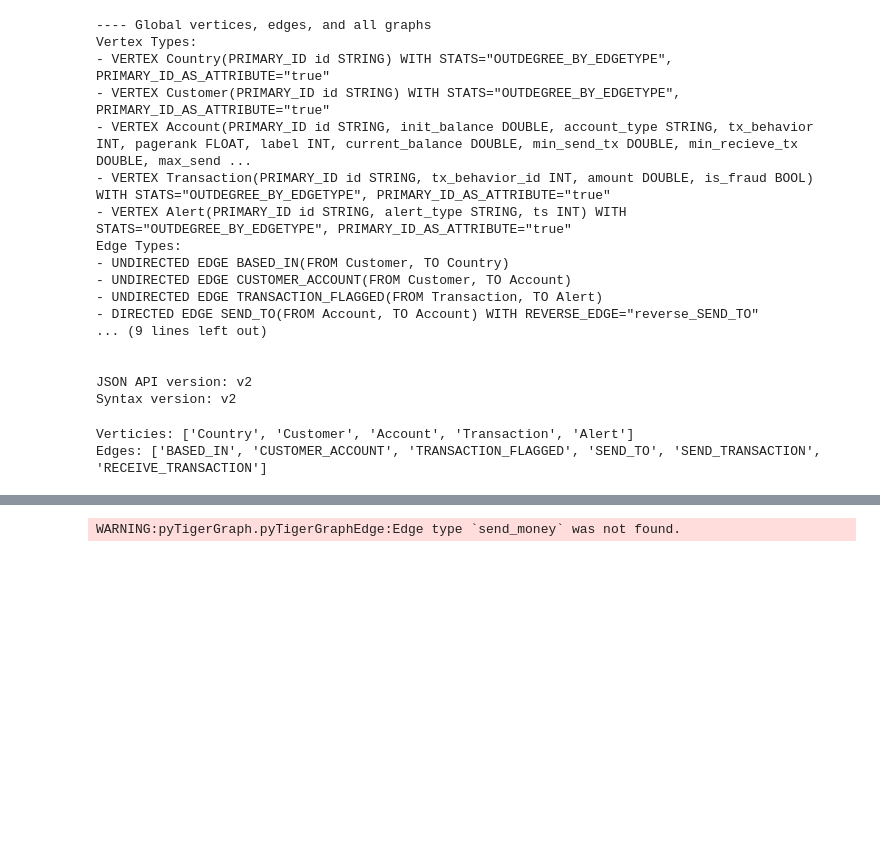
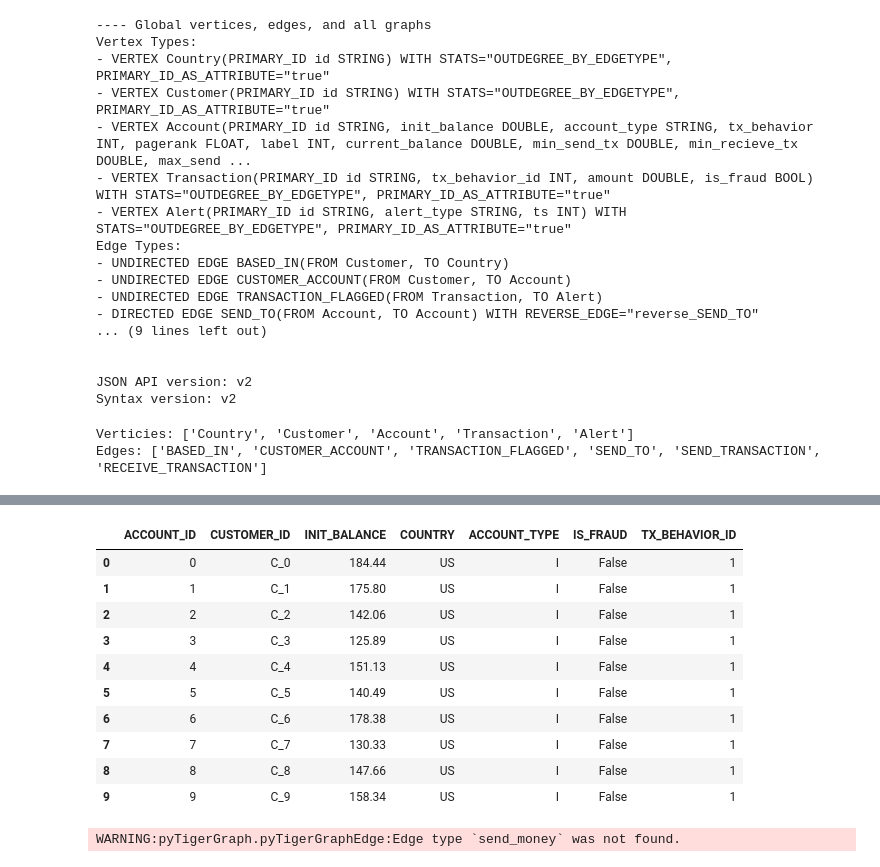
Before and after one commit to lovepreetmultani/Anti-Money-Laundering, a Jupyter notebook: Tiger_graph_laundering.ipynb, the cells around one changed output, grey strips where cells are left out. Drawn from its saved outputs; the diff is of its cells as text; code cells hidden in the pictures; blank space fills up the shorter version.

```diff
--- a/Tiger_graph_laundering.ipynb
+++ b/Tiger_graph_laundering.ipynb
@@ -138,0 +147,14 @@ transactions = pd.read_csv("AMLSim_Python_Lab/data/transactions.csv", sep=",")
+# %%
+accounts.head(10)
+# %% [output]
+|  | ACCOUNT_ID | CUSTOMER_ID | INIT_BALANCE | COUNTRY | ACCOUNT_TYPE | IS_FRAUD | TX_BEHAVIOR_ID |
+| 0 | 0 | C_0 | 184.44 | US | I | False | 1 |
+| 1 | 1 | C_1 | 175.80 | US | I | False | 1 |
+| 2 | 2 | C_2 | 142.06 | US | I | False | 1 |
+| 3 | 3 | C_3 | 125.89 | US | I | False | 1 |
+| 4 | 4 | C_4 | 151.13 | US | I | False | 1 |
+| 5 | 5 | C_5 | 140.49 | US | I | False | 1 |
+| 6 | 6 | C_6 | 178.38 | US | I | False | 1 |
+| 7 | 7 | C_7 | 130.33 | US | I | False | 1 |
+| 8 | 8 | C_8 | 147.66 | US | I | False | 1 |
+| 9 | 9 | C_9 | 158.34 | US | I | False | 1 |
```
Also changed, not shown: parts of 13 cells of this notebook.
